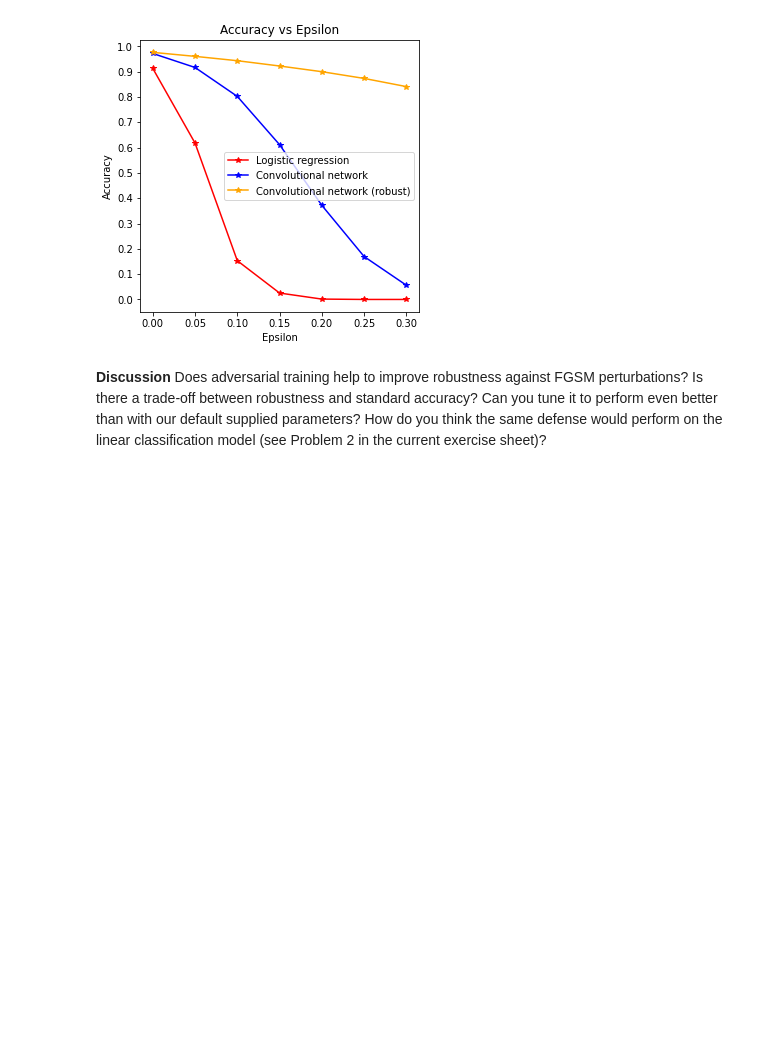
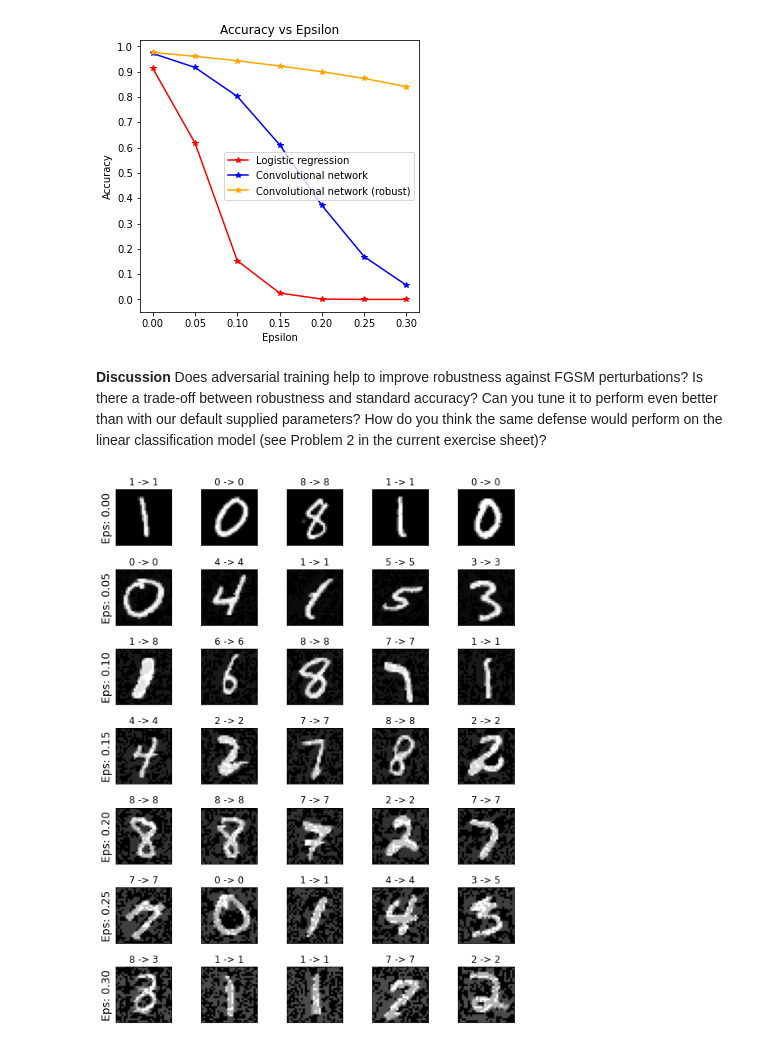
Before and after one commit to augustepoiroux/ML_course, a Jupyter notebook: labs/ex10/template/ex10.ipynb, the cells around one changed output. Drawn from its saved outputs; the diff is of its cells as text; code cells hidden in the pictures; blank space fills up the shorter version.

```diff
--- a/labs/ex10/template/ex10.ipynb
+++ b/labs/ex10/template/ex10.ipynb
@@ -555,3 +555,30 @@ Epsilon: 0.30   Test Accuracy = 0.841
 [figure]
 # %% [markdown]
 __Discussion__ Does adversarial training help to improve robustness against FGSM perturbations? Is there a trade-off between robustness and standard accuracy? Can you tune it to perform even better than with our default supplied parameters? How do you think the same defense would perform on the linear classification model (see Problem 2 in the current exercise sheet)?
+# %%
+# Plot several examples of adversarial samples at each epsilon
+counter = 0
+plt.figure(figsize=(8,10))
+for epsilon, examples in zip(epsilons_lenet_robust, examples_lenet_robust):
+    for column_number, example in enumerate(examples):
+        counter += 1
+        original_prediction, adversarial_prediction, img = example
+        img = img.squeeze()
+
+        plt.subplot(len(epsilons_logreg), len(examples), counter)
+
+        plt.title("{} -> {}".format(original_prediction, adversarial_prediction))
+        plt.imshow(img, cmap="gray")
+
+        # Clear the axes
+        plt.xticks([], [])
+        plt.yticks([], [])
+
+        # Print y-labels in the first column
+        if column_number == 0:
+            plt.ylabel("Eps: {:.2f}".format(epsilon), fontsize=14)
+
+plt.tight_layout()
+plt.show()
+# %% [output]
+[figure, added]
```
